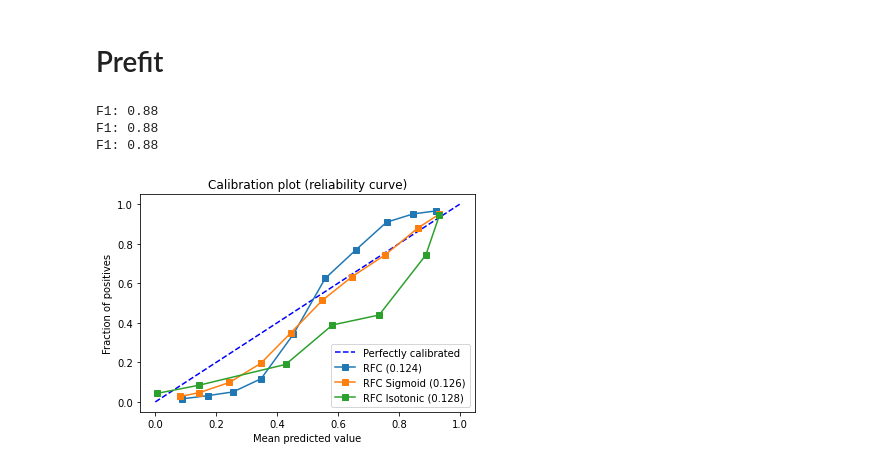
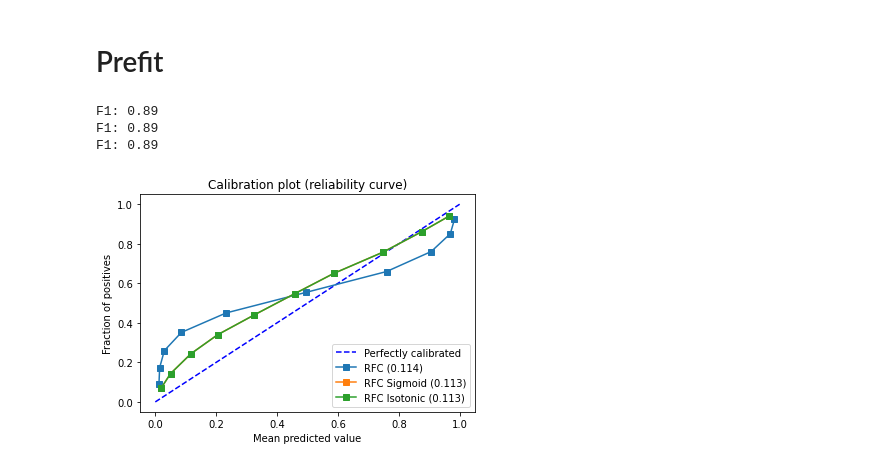
Before and after one commit to MattiaCinelli/notebooks, a Jupyter notebook: probability_calibration.ipynb, the cells around one changed output. Saved outputs shown, nothing was run; the diff lists cells and outputs as text; code cells hidden in the pictures.

```diff
--- a/probability_calibration.ipynb
+++ b/probability_calibration.ipynb
@@ -104,25 +90,22 @@ ax.set_ylabel("Fraction of positives")
 ax.set_xlabel("Mean predicted value")
 ax.set_title('Calibration plot (reliability curve)')
 
-y_pred = model_rfc.predict(X_test)
-prob_pos = model_rfc.predict_proba(X_test)[:, 1]
-model_rfc_score = brier_score_loss(y_test, y_pred, pos_label=y.max())
-fraction_of_positives, mean_predicted_value = calibration_curve(y_test, prob_pos, n_bins=10)
+model_rfc_score = brier_score_loss(y_test, y_pred_rfc, pos_label=y.max())
+fraction_of_positives, mean_predicted_value = calibration_curve(y_test, prob_pos_rfc, n_bins=10)
 
 ax.plot(mean_predicted_value, fraction_of_positives, "s-", label="%s (%0.3f)" % ('RFC', model_rfc_score))
-print("Brier score RFC: %0.2f" % brier_score_loss(y_test, y_pred))
+print("Brier score RFC: %0.2f" % brier_score_loss(y_test, y_pred_rfc))
 
-y_pred = model_lr.predict(X_test)
-prob_pos = model_lr.predict_proba(X_test)[:, 1]
-model_lr_score = brier_score_loss(y_test, y_pred, pos_label=y.max())
-fraction_of_positives, mean_predicted_value = calibration_curve(y_test, prob_pos, n_bins=10)
+
+model_lr_score = brier_score_loss(y_test, prob_pos_lr, pos_label=y.max())
+fraction_of_positives, mean_predicted_value = calibration_curve(y_test, prob_pos_lr, n_bins=10)
 
 ax.plot(mean_predicted_value, fraction_of_positives, "s-", label="%s (%0.3f)" % ('Logistic Regression', model_lr_score))
-print("Brier score LR: %0.2f" % brier_score_loss(y_test, y_pred))
+print("Brier score LR: %0.2f" % brier_score_loss(y_test, y_pred_lr))
 
 ax.legend(loc="lower right")
 plt.show()
-fig.savefig('04_rf_lr.png', tight=True, quality=100)
+fig.savefig('03_rf_lr.png', tight=True, quality=100)
 # %% [output]
 Brier score RFC: 0.12
 Brier score LR: 0.16
@@ -189,50 +154,34 @@ fig.savefig('06_AUC.png', tight=True, quality=100)
 # %% [markdown]
 # Prefit
 # %%
+from sklearn.model_selection import train_test_split
+
 fig = plt.figure()
 ax = fig.add_subplot()
 ax.plot([0, 1], [0, 1], "b--", label="Perfectly calibrated")
 ax.set_ylabel("Fraction of positives")
 ax.set_xlabel("Mean predicted value")
 ax.set_title('Calibration plot (reliability curve)')
 
 X_train, X_train2, y_train, y_train2 = train_test_split(X_train, y_train, test_size=0.5)
 
 model_rfc = RandomForestClassifier()
-model_rfc.fit(X_train, y_train)
-y_pred = model_rfc.predict(X_test)
-prob_pos = model_rfc.predict_proba(X_test)[:, 1]
-model_rfc_score = brier_score_loss(y_test, y_pred, pos_label=y.max())
-print("F1: %0.2f" % f1_score(y_test, y_pred))
-
-fraction_of_positives, mean_predicted_value = calibration_curve(y_test, prob_pos, n_bins=10)
-ax.plot(mean_predicted_value, fraction_of_positives, "s-", label="%s (%1.3f)" % ('RFC', model_rfc_score))
+mpv, fp, score = get_calibration_curve_values(model_rfc, X_train, y_train, X_test, y_test)
+ax.plot(mpv, fp, "s-", label="%s (%1.3f)" % ('RFC', score))
 
 calibrator_sigmoid = CalibratedClassifierCV(model_rfc, cv='prefit', method='sigmoid')
-calibrator_sigmoid.fit(X_train2, y_train2)
-y_pred = calibrator_sigmoid.predict(X_test)
-prob_pos = calibrator_sigmoid.predict_proba(X_test)[:, 1]
-clf_score = brier_score_loss(y_test, y_pred, pos_label=y.max())
-print("F1: %0.2f" % f1_score(y_test, y_pred))
-
-fraction_of_positives, mean_predicted_value = calibration_curve(y_test, prob_pos, n_bins=10)
-ax.plot(mean_predicted_value, fraction_of_positives, "s-", label="%s (%1.3f)" % ('RFC Sigmoid', clf_score))
+mpv, fp, score = get_calibration_curve_values(calibrator_sigmoid, X_train2, y_train2, X_test, y_test)
+ax.plot(mpv, fp, "s-", label="%s (%1.3f)" % ('RFC Sigmoid', score))
 
 calibrator_isotonic = CalibratedClassifierCV(model_rfc, cv='prefit', method='isotonic')
-calibrator_isotonic.fit(X_train2, y_train2)
-y_pred = calibrator_isotonic.predict(X_test)
-prob_pos = calibrator_isotonic.predict_proba(X_test)[:, 1]
-clf_score = brier_score_loss(y_test, y_pred, pos_label=y.max())
-print("F1: %0.2f" % f1_score(y_test, y_pred))
-
-fraction_of_positives, mean_predicted_value = calibration_curve(y_test, prob_pos, n_bins=10)
-ax.plot(mean_predicted_value, fraction_of_positives, "s-", label="%s (%1.3f)" % ('RFC Isotonic', clf_score))
+mpv, fp, score = get_calibration_curve_values(calibrator_sigmoid, X_train2, y_train2, X_test, y_test)
+ax.plot(mpv, fp, "s-", label="%s (%1.3f)" % ('RFC Isotonic', score))
 
 ax.legend(loc="lower right")
 plt.show()
-fig.savefig('07_AUC.png', tight=True, quality=100)
+fig.savefig('05_after.png', tight=True, quality=100)
 # %% [output]
-F1: 0.88
-F1: 0.88
-F1: 0.88
+F1: 0.89
+F1: 0.89
+F1: 0.89
-[figure, old version]
+[figure, new version]
```
Also changed, not shown: parts of 9 cells of this notebook.
